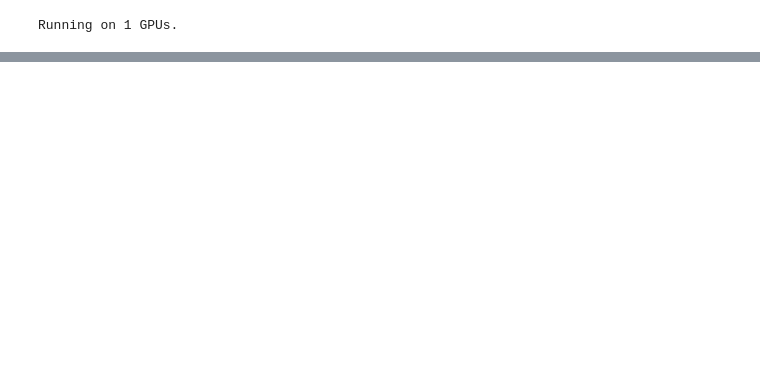
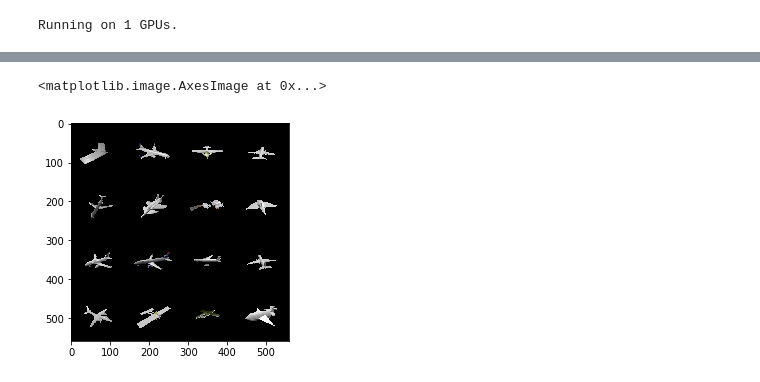
Before and after one commit to m-niemeyer/pytorch_introduction, a Jupyter notebook: 3dr2n2.ipynb, the cells around one changed output, grey strips where cells are left out. Saved outputs shown, nothing was run; the diff lists cells and outputs as text; code cells hidden in the pictures; blank space fills up the shorter version.

```diff
--- a/3dr2n2.ipynb
+++ b/3dr2n2.ipynb
@@ -334,0 +381,5 @@ plt.show()
+# %%
+plt.imshow(np.transpose(utils.make_grid(data_img, nrow=4, padding=2, normalize=True),(1,2,0)))
+# %% [output]
+<matplotlib.image.AxesImage at 0x...>
+[figure, added]
```
Also changed, not shown: parts of 12 cells of this notebook, 18 other files.
